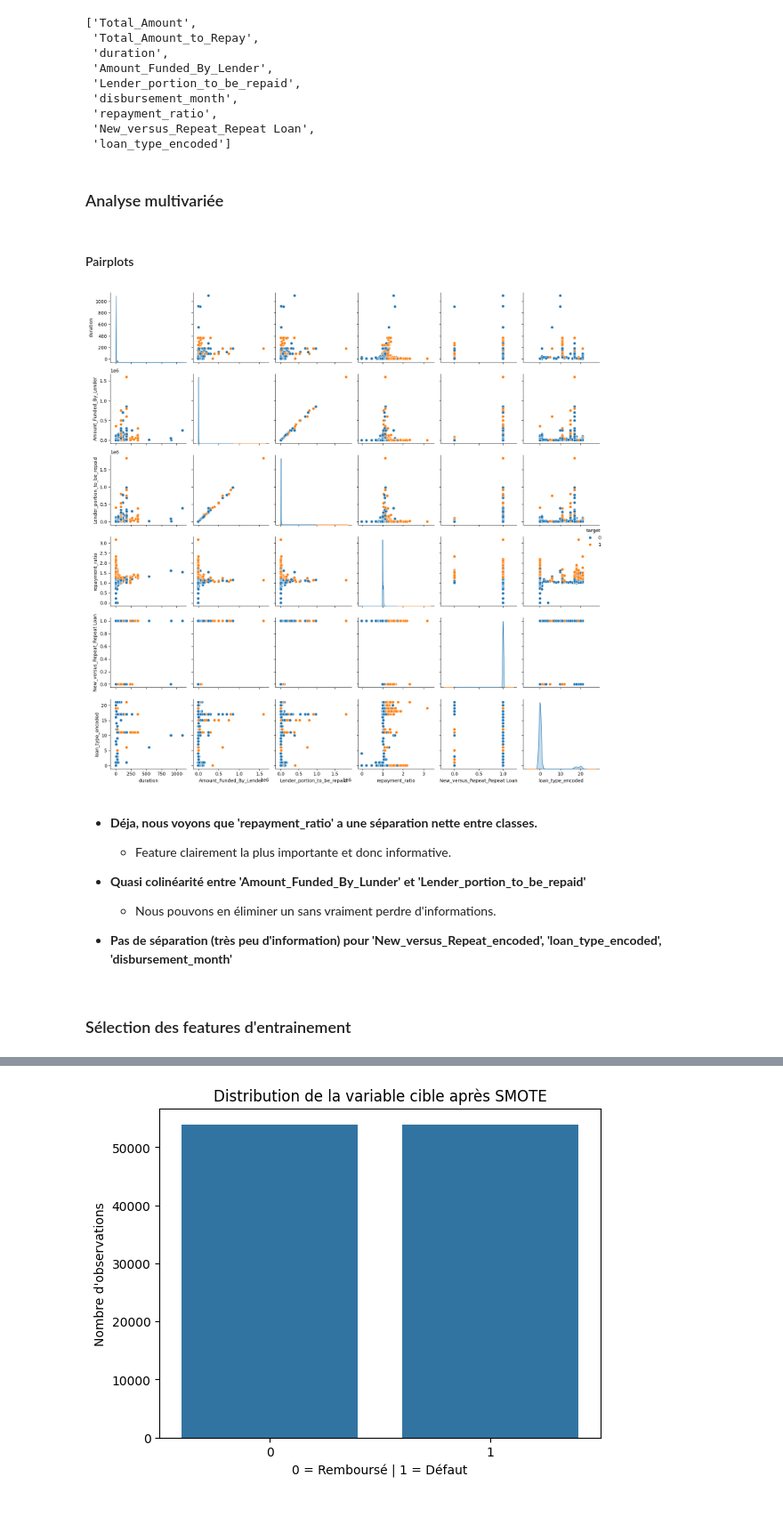
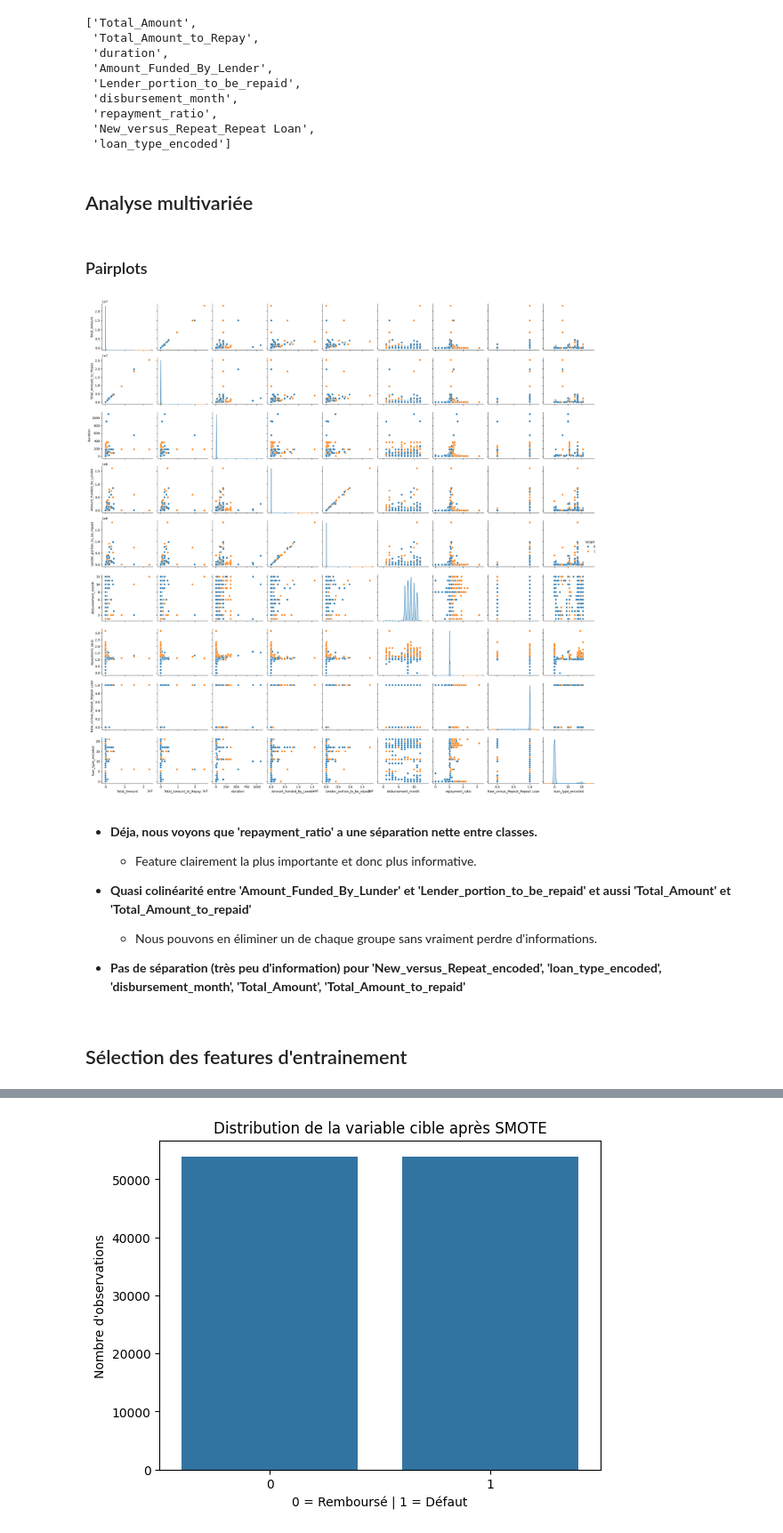
Before and after one commit to kjd-dktech/CreditRisk_WestAfrica, a Jupyter notebook: Notebook/book.ipynb, the cells around one changed output, grey strips where cells are left out. Shown at 89% size. Drawn from its saved outputs; the diff is of its cells as text; code cells hidden in the pictures.

```diff
--- a/Notebook/book.ipynb
+++ b/Notebook/book.ipynb
@@ -171,7 +200,8 @@ Hot_encoder.fit(df[['New_versus_Repeat']])
 encoded_var= pd.DataFrame(Hot_encoder.transform(df[['New_versus_Repeat']]).toarray(), columns=Hot_encoder.get_feature_names_out(['New_versus_Repeat']))
 df = pd.concat([df, encoded_var], axis=1)
 
-df['loan_type_encoded'] = df['loan_type'].astype('category').cat.codes
+loan_type_dtype = CategoricalDtype(categories=df['loan_type'].unique().tolist(), ordered=False)
+df['loan_type_encoded'] = df['loan_type'].astype(loan_type_dtype).cat.codes
 
 pd.set_option('display.max_columns', 25)
 df.sample(5)
@@ -331,7 +362,10 @@ plt.show()
 # %% [markdown]
 ***Supprimons déja les features qui sont corrélées à moins de 0.1 (en arrondi) avec la cible.***
 # %%
-X_new = (X.copy()).drop([col for col in X.columns if abs(round(corr_matrix[['target']].loc[col].item(), 1)) < 0.1], axis=1)
+def corr_select(column, threshold):
+    return abs(round(corr_matrix[['target']].loc[column].item(), 1)) < threshold
+
+X_new = (X.copy()).drop([col for col in X.columns if corr_select(col, 0.1)], axis=1)
 X_new.columns.to_list()
 # %% [output]
 ['Total_Amount',
@@ -344,30 +378,28 @@ X_new.columns.to_list()
  'New_versus_Repeat_Repeat Loan',
  'loan_type_encoded']
 # %% [markdown]
-### Analyse multivariée
+## Analyse multivariée
 # %% [markdown]
-#### Pairplots
+### Pairplots
 # %%
 # Pairplot avec queues features
-sns.pairplot(X.drop([
-                        col for col in X.columns if abs(
-                            corr_matrix[['target']].loc[col].item()) < 0.1],
-                            axis=1).assign(target=y),
-                            hue="target",
-                            diag_kind="kde")
+sns.pairplot(X.drop([col for col in X.columns if corr_select(col, 0.1)],
+                     axis=1).assign(target=y),
+                     hue="target",
+                     diag_kind="kde")
 plt.tight_layout()
 plt.show()
 # %% [output]
-[figure, old version]
+[figure, new version]
 # %% [markdown]
 * **Déja, nous voyons que 'repayment_ratio' a une séparation nette entre classes.**
-    * Feature clairement la plus importante et donc informative.
+    * Feature clairement la plus importante et donc plus informative.
 
-* **Quasi colinéarité entre 'Amount_Funded_By_Lunder' et 'Lender_portion_to_be_repaid'**
-    * Nous pouvons en éliminer un sans vraiment perdre d'informations.
+* **Quasi colinéarité entre 'Amount_Funded_By_Lunder' et 'Lender_portion_to_be_repaid' et aussi 'Total_Amount' et 'Total_Amount_to_repaid'**
+    * Nous pouvons en éliminer un de chaque groupe sans vraiment perdre d'informations.
 
-* **Pas de séparation (très peu d'information) pour 'New_versus_Repeat_encoded', 'loan_type_encoded', 'disbursement_month'**
+* **Pas de séparation (très peu d'information) pour 'New_versus_Repeat_encoded', 'loan_type_encoded', 'disbursement_month', 'Total_Amount', 'Total_Amount_to_repaid'**
 # %% [markdown]
-### Sélection des features d'entrainement
+## Sélection des features d'entrainement
 # %%
 from sklearn.ensemble import RandomForestClassifier
```
Also changed, not shown: parts of 102 cells of this notebook, 23 other files.
